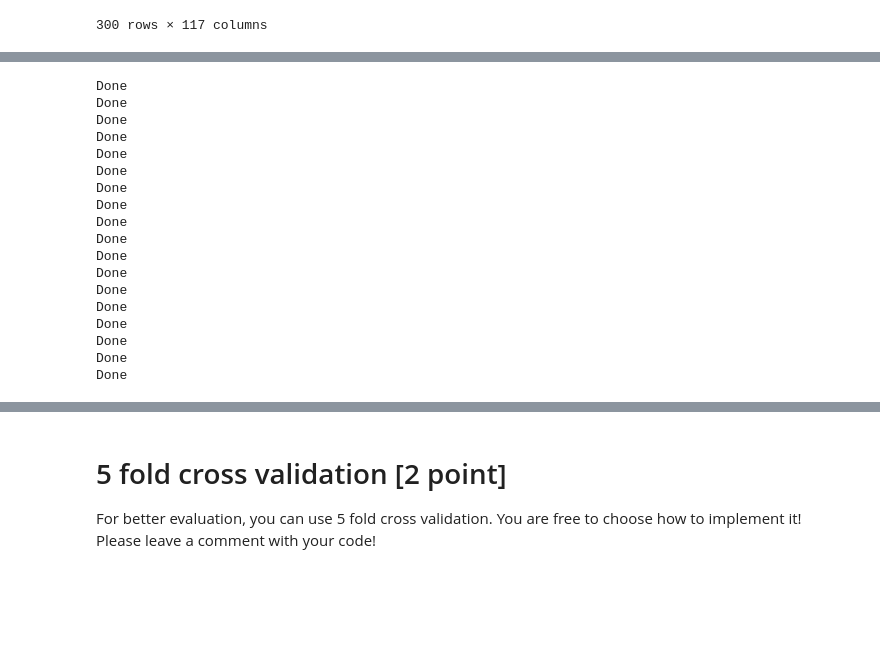
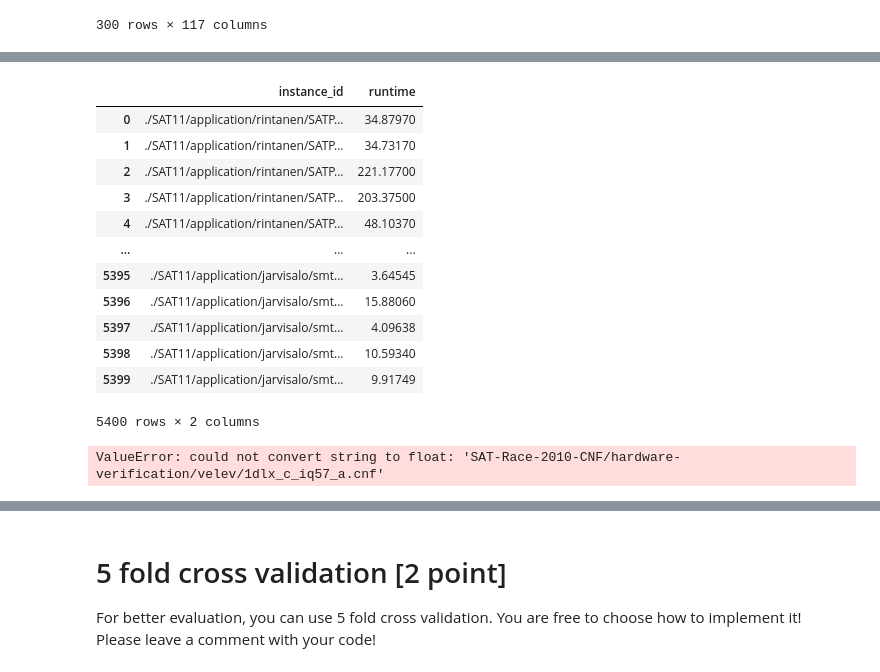
Before and after one commit to Marei33/xAutoML, a Jupyter notebook: xAutoML_2022_Algorithm_Selection_Marei_Freitag.ipynb, the cells around one changed output, grey strips where cells are left out. Drawn from its saved outputs; the diff is of its cells as text; code cells hidden in the pictures; blank space fills up the shorter version.

Commit message:
before changing train test split

```diff
--- a/xAutoML_2022_Algorithm_Selection_Marei_Freitag.ipynb
+++ b/xAutoML_2022_Algorithm_Selection_Marei_Freitag.ipynb
@@ -317,5 +302,23 @@ features_df
+# %%
+merged_df[["instance_id", "runtime"]]
+# %% [output]
+|  | instance_id | runtime |
+| 0 | ./SAT11/application/rintanen/SATP... | 34.87970 |
+| 1 | ./SAT11/application/rintanen/SATP... | 34.73170 |
+| 2 | ./SAT11/application/rintanen/SATP... | 221.17700 |
+| 3 | ./SAT11/application/rintanen/SATP... | 203.37500 |
+| 4 | ./SAT11/application/rintanen/SATP... | 48.10370 |
+| ... | ... | ... |
+| 5395 | ./SAT11/application/jarvisalo/smt... | 3.64545 |
+| 5396 | ./SAT11/application/jarvisalo/smt... | 15.88060 |
+| 5397 | ./SAT11/application/jarvisalo/smt... | 4.09638 |
+| 5398 | ./SAT11/application/jarvisalo/smt... | 10.59340 |
+| 5399 | ./SAT11/application/jarvisalo/smt... | 9.91749 |
+5400 rows × 2 columns
 # %%
 from sklearn.linear_model import LinearRegression
+from sklearn.metrics import mean_squared_error
+from sklearn.metrics import roc_auc_score
 
 # task:
 # model per each algorithm
@@ -323,27 +326,38 @@ from sklearn.linear_model import LinearRegression
 # regression per algorithm, to predict runtime based on instance_id features
 
 # Your code start here
+
 # merge the two data sets
 merged_df = algorithm_runs_df.merge(features_df, how='inner', on='instance_id')
-merged_df
+y = np.array(merged_df[["instance_id", "algorithm", "runtime"]])
+
+# create train test split
+X_train, X_test, y_train, y_test = train_test_split(merged_df, y, test_size = 0.2, random_state = 2021)
+
+
 
 # create regression model for each algorithm
 models = {}
+# models_mse = {}
+pred_runtimes = pd.DataFrame(columns=algorithms)
+true_runtimes = pd.DataFrame(columns=algorithms)
 
 for alg in algorithms:
-    algo_df = merged_df[merged_df["algorithm"] == alg] # select only data for the selected algorithm
+    algo_df = X_train[merged_df["algorithm"] == alg] # select only data for the selected algorithm
 
     # select the columns of interest for X and y values for the regression
-    y = np.array(algo_df["runtime"])
-    X = algo_df.iloc[:,5:]
-    # train test split (80/20)
-    X_train, X_test, y_train, y_test = train_test_split(X,y, test_size = 0.2, random_state = 2021)
+    # y = np.array(algo_df["runtime"])
+    # X = algo_df.iloc[:,5:]
+    # # train test split (80/20); set random state, so in every loop the same split will be done
+    # X_train, X_test, y_train, y_test = train_test_split(X, y, test_size = 0.2, random_state = 2021)
 
     # imputation of missing values in X_train with the mean of each column
     columns = np.array(X_train.columns)
     mean_values = np.mean(X_train, axis=0)
     fill_dict = dict(zip(columns, mean_values))
     X_train.fillna(fill_dict, inplace=True)
+    # same for test set
+    X_test.fillna(fill_dict, inplace=True)
 
     # scale the data
     scaler = StandardScaler()
@@ -353,32 +367,14 @@ for alg in algorithms:
     # fit linear regression
     reg_model = LinearRegression().fit(X_train, y_train)
     models[alg] = reg_model # save the model
-    print("Done")
 
+    # predict runtime for the test data
+    y_pred = reg_model.predict(X_test)
+    pred_runtimes[alg] = y_pred # save runtimes in new data frame
+    true_runtimes[alg] = y_test # save true runtimes in new data frame
 
-# Your code end here
-
-#per_algo_df['selected'] = per_algo_df.min(axis=1)
-#per_algo_df
-
-
-# 80% training, 20% test for the regressions
+    # evaluate regression models with mean squared error
+    # mse = mean_squared_error(y_test, y_pred) # calculate mean squared errors of the regression models
+    # models_mse[alg] = mse # save mse in dictionary
 # %% [output]
-Done
-Done
-Done
-Done
-Done
-Done
-Done
-Done
-Done
-Done
-Done
-Done
-Done
-Done
-Done
-Done
-Done
-Done
+ValueError: could not convert string to float: 'SAT-Race-2010-CNF/hardware-verification/velev/1dlx_c_iq57_a.cnf'
```
Also changed, not shown: parts of 8 cells of this notebook.
